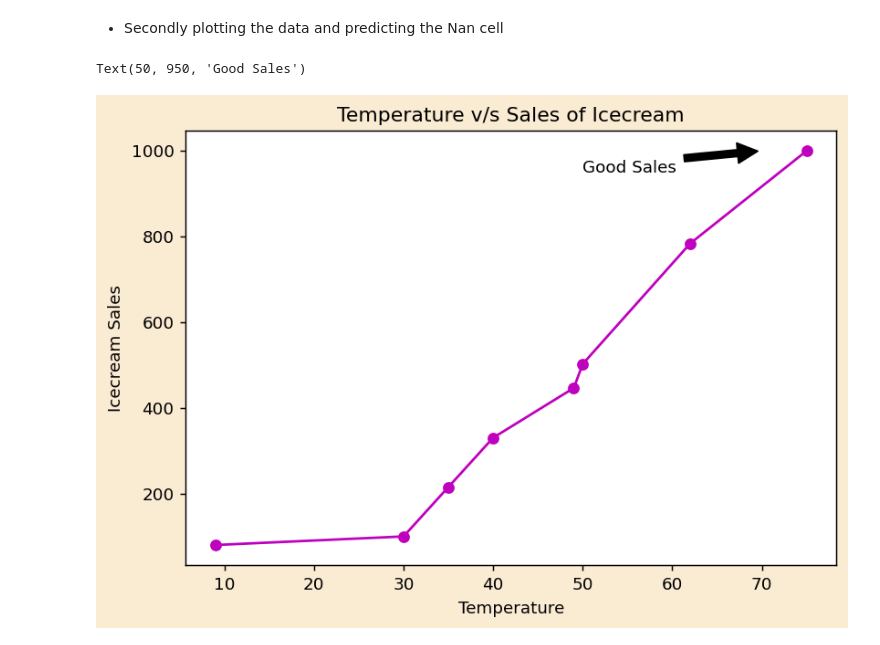
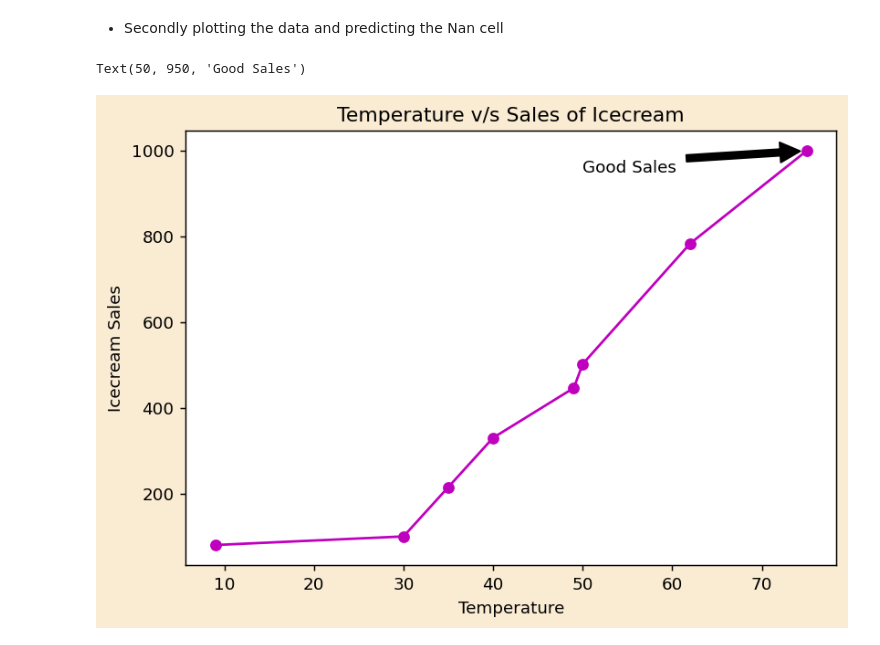
Before and after one commit to Swayam-Ghimire/pandas, a Jupyter notebook: matplotlib.ipynb, the cells around one changed output. Cells and saved outputs as stored; diff of their text form; code cells hidden in the pictures.

```diff
--- a/matplotlib.ipynb
+++ b/matplotlib.ipynb
@@ -131,20 +131,20 @@ df
 # %%
 ice_df = pd.read_csv("icecream.csv")
 ice_df.sort_values(by='Temperature', inplace=True)
 # Dealing with the Nan value
 ice_df.interpolate(inplace=True)
 np_arr = ice_df.values
 x_1 = np_arr[:,0]
 y_1 = np_arr[:,1]
 fig_4 = plt.figure(figsize=(6,4), dpi=132, facecolor='#FAEBD3')
 axes_4 = fig_4.add_axes([0.1,0.1,0.9,0.9])
 axes_4.set_title('Temperature v/s Sales of Icecream')
 axes_4.set_xlabel('Temperature', size=10)
 axes_4.set_ylabel('Icecream Sales', size=10)
 # axes_4.set_xlim([0,100])
 # axes_4.set_ylim([0,1000])
 axes_4.plot(x_1,y_1,color='m', marker='o')
-axes_4.annotate('Good Sales', xy=(70,999), xytext=(50,950), arrowprops=dict(facecolor='black', shrink=0.05))
+axes_4.annotate('Good Sales', xy=(75,999), xytext=(50,950), arrowprops=dict(facecolor='black', shrink=0.05))
 # %% [output]
 Text(50, 950, 'Good Sales')
-[figure, old version]
+[figure, new version]
```
Also changed, not shown: parts of 5 cells of this notebook.
